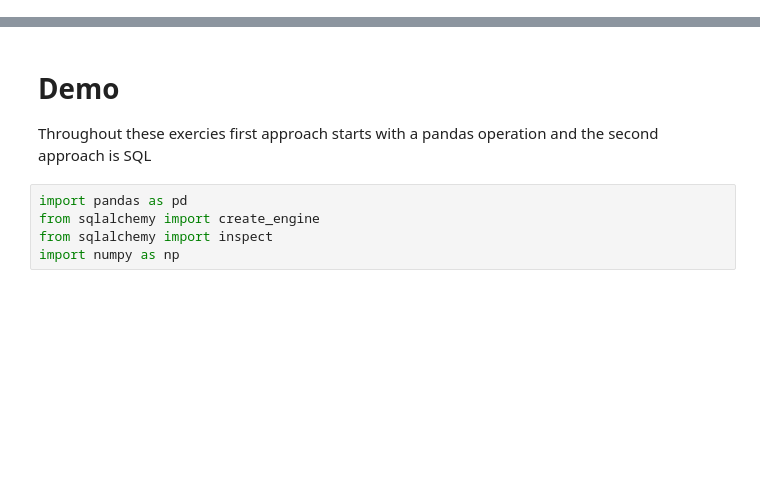
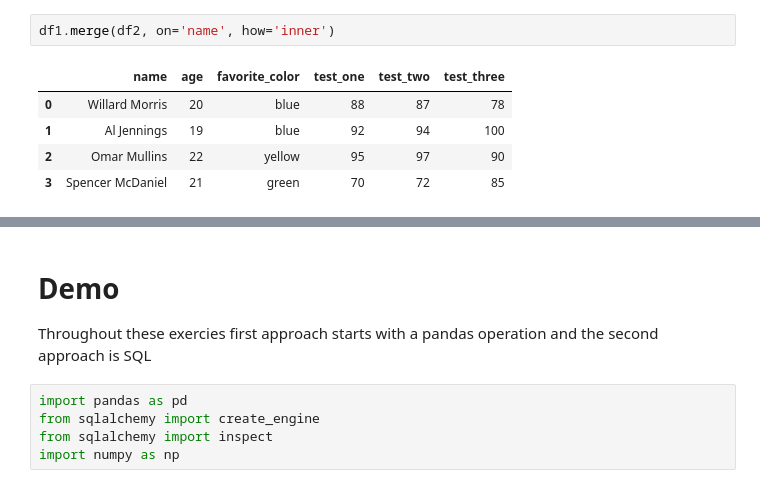
Before and after one commit to goodwin-matt/data_science_toolkit, a Jupyter notebook: DataScienceCode/General_DS/Data_manipulation_example_problems.ipynb, the cells around one changed output, grey strips where cells are left out. Saved outputs shown, nothing was run; the diff lists cells and outputs as text; blank space fills up the shorter version.

```diff
--- a/DataScienceCode/General_DS/Data_manipulation_example_problems.ipynb
+++ b/DataScienceCode/General_DS/Data_manipulation_example_problems.ipynb
@@ -0,0 +34,8 @@
+# %%
+df1.merge(df2, on='name', how='inner')
+# %% [output]
+|  | name | age | favorite_color | test_one | test_two | test_three |
+| 0 | Willard Morris | 20 | blue | 88 | 87 | 78 |
+| 1 | Al Jennings | 19 | blue | 92 | 94 | 100 |
+| 2 | Omar Mullins | 22 | yellow | 95 | 97 | 90 |
+| 3 | Spencer McDaniel | 21 | green | 70 | 72 | 85 |
```
Also changed, not shown: parts of 62 cells of this notebook, 15 other files.
